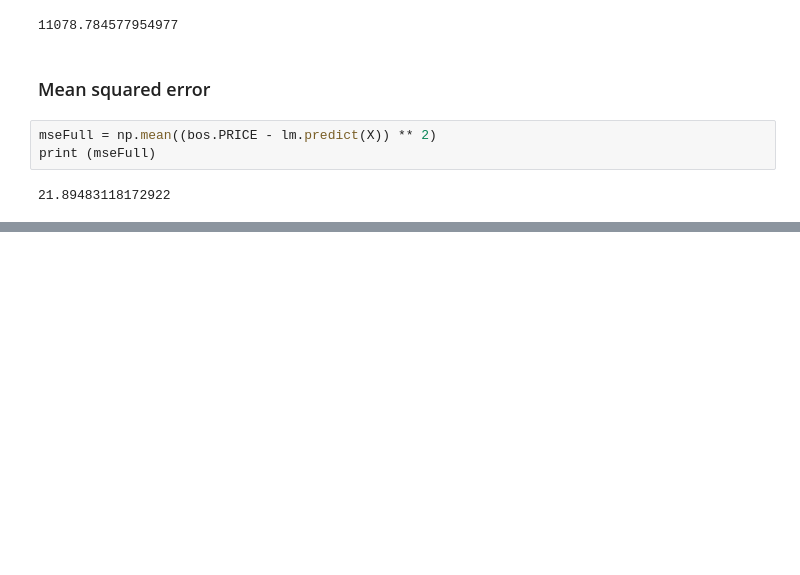
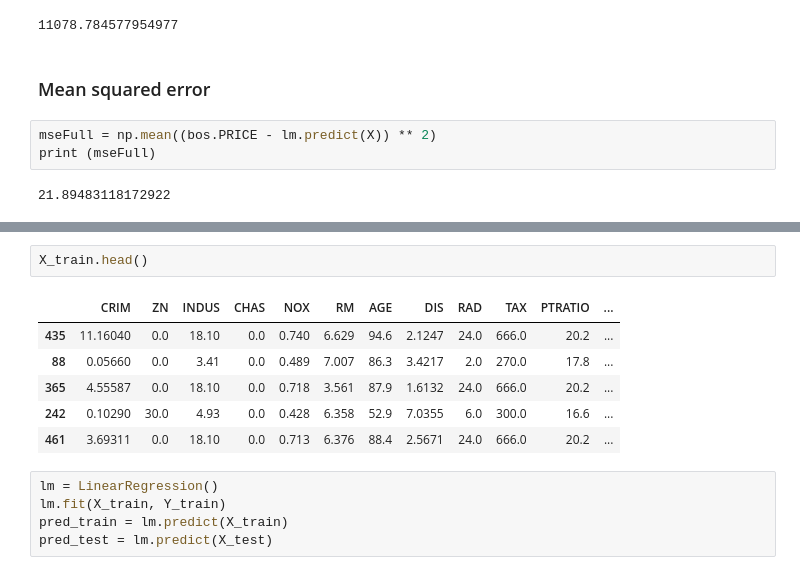
Before and after one commit to vijaypatha/regression_lab, a Jupyter notebook: Regression_Lab/Regression_Lab.ipynb, the cells around one changed output, grey strips where cells are left out. Cells and saved outputs as stored; diff of their text form; blank space fills up the shorter version.

```diff
--- a/Regression_Lab/Regression_Lab.ipynb
+++ b/Regression_Lab/Regression_Lab.ipynb
@@ -365,0 +379,14 @@ print (mseFull)
+# %%
+X_train.head()
+# %% [output]
+|  | CRIM | ZN | INDUS | CHAS | NOX | RM | AGE | DIS | RAD | TAX | PTRATIO | ... |
+| 435 | 11.16040 | 0.0 | 18.10 | 0.0 | 0.740 | 6.629 | 94.6 | 2.1247 | 24.0 | 666.0 | 20.2 | ... |
+| 88 | 0.05660 | 0.0 | 3.41 | 0.0 | 0.489 | 7.007 | 86.3 | 3.4217 | 2.0 | 270.0 | 17.8 | ... |
+| 365 | 4.55587 | 0.0 | 18.10 | 0.0 | 0.718 | 3.561 | 87.9 | 1.6132 | 24.0 | 666.0 | 20.2 | ... |
+| 242 | 0.10290 | 30.0 | 4.93 | 0.0 | 0.428 | 6.358 | 52.9 | 7.0355 | 6.0 | 300.0 | 16.6 | ... |
+| 461 | 3.69311 | 0.0 | 18.10 | 0.0 | 0.713 | 6.376 | 88.4 | 2.5671 | 24.0 | 666.0 | 20.2 | ... |
+# %%
+lm = LinearRegression()
+lm.fit(X_train, Y_train)
+pred_train = lm.predict(X_train)
+pred_test = lm.predict(X_test)
```
Also changed, not shown: parts of 5 cells of this notebook.
